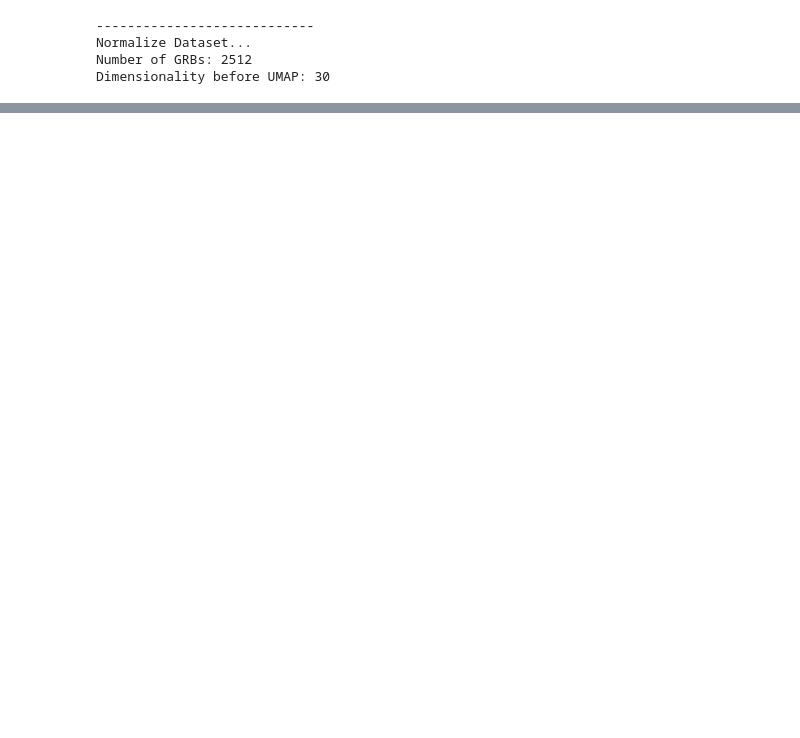
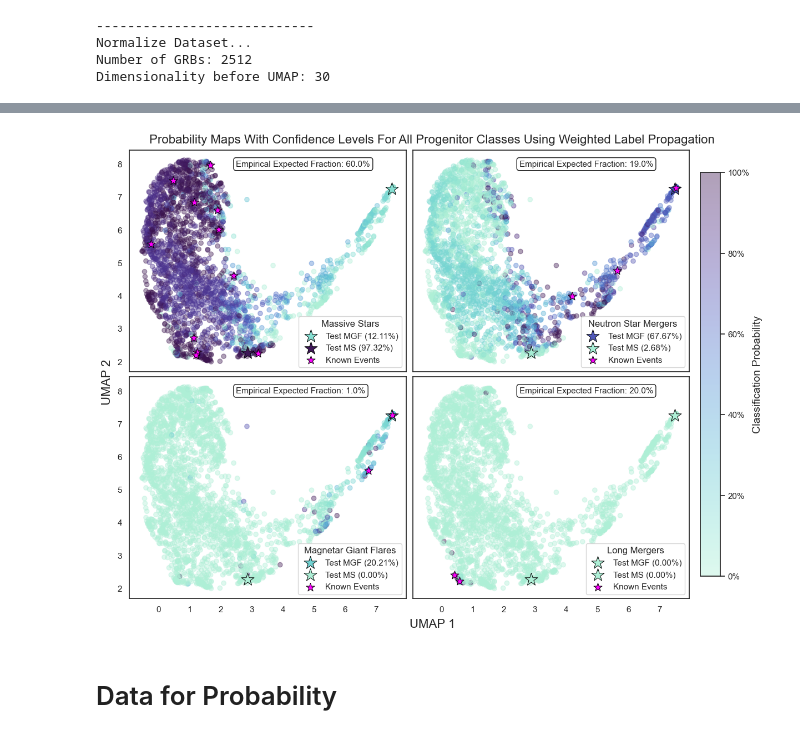
Before and after one commit to Sky3strain/Label-Propagation, a Jupyter notebook: Fermi_GBM_Polished_LabelProp.ipynb, the cells around one changed output, grey strips where cells are left out. Cells and saved outputs as stored; diff of their text form; code cells hidden in the pictures; blank space fills up the shorter version.

```diff
--- a/Fermi_GBM_Polished_LabelProp.ipynb
+++ b/Fermi_GBM_Polished_LabelProp.ipynb
@@ -1217,0 +1234,58 @@ plt.show()
+# %%
+#This is the same plot but with a color map as the legend
+#Four subplots in one big plot
+fig, axes = plt.subplots(2, 2, sharex=True, sharey=True, figsize=(12,9),constrained_layout=True)
+fig.subplots_adjust(
+    wspace=0.0,
+    hspace=0.0
+)
+
+#MS
+sc = axes[0,0].scatter(grb_umap2d[0],  grb_umap2d[1], c=MS_proba, cmap=cmap_2, vmin=0, vmax=1, alpha=0.4)
+axes[0,0].scatter(grb_umap2d[0][grb_df['name'].isin(GRB_MGF_TEST)], grb_umap2d[1][grb_df['name'].isin(GRB_MGF_TEST)],c=MS_proba[grb_df['name'].isin(GRB_MGF_TEST)], cmap=cmap_2, vmin=0, vmax=1, alpha=1.0,edgecolor='black', linewidth=0.7, marker = '*', s=300, label = f"Test MGF ({MS_proba[grb_df['name'].isin(GRB_MGF_TEST)].mean()*100:.2f}%)")
+axes[0,0].scatter(grb_umap2d[0][grb_df['name'].isin(GRB_MS_TEST)], grb_umap2d[1][grb_df['name'].isin(GRB_MS_TEST)],c=MS_proba[grb_df['name'].isin(GRB_MS_TEST)], cmap=cmap_2, vmin=0, vmax=1, alpha=1.0,edgecolor='black', linewidth=0.7, marker = '*', s=300, label = f"Test MS ({MS_proba[grb_df['name'].isin(GRB_MS_TEST)].mean()*100:.2f}%)")
+axes[0,0].scatter(grb_df[grb_df['name'].isin(GRB_MS)]['2dumap1'], grb_df[grb_df['name'].isin(GRB_MS)]['2dumap2'], c='magenta', marker = '*', s=130,edgecolor='black', linewidth=0.7, label="Known Events")
+axes[0,0].legend(title="Massive Stars", loc='lower right')
+axes[0,0].annotate(f'Empirical Expected Fraction: {k_MS*100}%',xy=(2.5, 8),xycoords='data',fontsize=11, ha='left',
+    va='center',bbox=dict( boxstyle="round,pad=0.3",fc="white",ec="black",alpha=0.9))
+# axes[0,0].set_facecolor('dimgray')
+#NSM
+sc = axes[0,1].scatter(grb_umap2d[0],  grb_umap2d[1], c=NSM_proba, cmap=cmap_2, vmin=0, vmax=1, alpha=0.4)
+axes[0,1].scatter(grb_umap2d[0][grb_df['name'].isin(GRB_MGF_TEST)], grb_umap2d[1][grb_df['name'].isin(GRB_MGF_TEST)],c=NSM_proba[grb_df['name'].isin(GRB_MGF_TEST)], cmap=cmap_2, vmin=0, vmax=1, alpha=1.0,edgecolor='black', linewidth=0.7, marker = '*', s=300, label = f"Test MGF ({NSM_proba[grb_df['name'].isin(GRB_MGF_TEST)].mean()*100:.2f}%)")
+axes[0,1].scatter(grb_umap2d[0][grb_df['name'].isin(GRB_MS_TEST)], grb_umap2d[1][grb_df['name'].isin(GRB_MS_TEST)],c=NSM_proba[grb_df['name'].isin(GRB_MS_TEST)], cmap=cmap_2, vmin=0, vmax=1, alpha=1.0,edgecolor='black', linewidth=0.7, marker = '*', s=300, label = f"Test MS ({NSM_proba[grb_df['name'].isin(GRB_MS_TEST)].mean()*100:.2f}%)")
+axes[0,1].scatter(grb_df[grb_df['name'].isin(GRB_NSM)]['2dumap1'], grb_df[grb_df['name'].isin(GRB_NSM)]['2dumap2'], c='magenta', marker = '*',edgecolor='black', linewidth=0.7,  s=130, label="Known Events")
+axes[0,1].legend(title="Neutron Star Mergers", loc='lower right')
+axes[0,1].annotate(f'Empirical Expected Fraction: {k_NSM*100}%',xy=(2.5, 8),xycoords='data',fontsize=11, ha='left',
+    va='center',bbox=dict( boxstyle="round,pad=0.3",fc="white",ec="black",alpha=0.9))
+# axes[0,1].set_facecolor('silver')
+#MGF
+sc = axes[1,0].scatter(grb_umap2d[0],  grb_umap2d[1], c=MGF_proba, cmap=cmap_2, vmin=0, vmax=1, alpha=0.4)
+axes[1,0].scatter(grb_umap2d[0][grb_df['name'].isin(GRB_MGF_TEST)], grb_umap2d[1][grb_df['name'].isin(GRB_MGF_TEST)],c=MGF_proba[grb_df['name'].isin(GRB_MGF_TEST)], cmap=cmap_2, vmin=0, vmax=1, alpha=1.0,edgecolor='black', linewidth=0.7, marker = '*', s=300, label = f"Test MGF ({MGF_proba[grb_df['name'].isin(GRB_MGF_TEST)].mean()*100:.2f}%)")
+axes[1,0].scatter(grb_umap2d[0][grb_df['name'].isin(GRB_MS_TEST)], grb_umap2d[1][grb_df['name'].isin(GRB_MS_TEST)],c=MGF_proba[grb_df['name'].isin(GRB_MS_TEST)], cmap=cmap_2, vmin=0, vmax=1, alpha=1.0,edgecolor='black', linewidth=0.7, marker = '*', s=300, label = f"Test MS ({MGF_proba[grb_df['name'].isin(GRB_MS_TEST)].mean()*100:.2f}%)")
+axes[1,0].scatter(grb_df[grb_df['name'].isin(GRB_MGF)]['2dumap1'], grb_df[grb_df['name'].isin(GRB_MGF)]['2dumap2'], c='magenta', marker = '*', s=130,edgecolor='black', linewidth=0.7, label="Known Events")
+axes[1,0].legend(title="Magnetar Giant Flares", loc='lower right')
+axes[1,0].annotate(f'Empirical Expected Fraction: {k_MGF*100}%',xy=(2.5, 8),xycoords='data',fontsize=11, ha='left',
+    va='center',bbox=dict( boxstyle="round,pad=0.3",fc="white",ec="black",alpha=0.9))
+# axes[1,0].set_facecolor('lavender')
+#LM
+sc = axes[1,1].scatter(grb_umap2d[0],  grb_umap2d[1], c=LM_proba, cmap=cmap_2, vmin=0, vmax=1, alpha=0.4)
+axes[1,1].scatter(grb_umap2d[0][grb_df['name'].isin(GRB_MGF_TEST)], grb_umap2d[1][grb_df['name'].isin(GRB_MGF_TEST)],c=LM_proba[grb_df['name'].isin(GRB_MGF_TEST)], cmap=cmap_2, vmin=0, vmax=1, alpha=1.0,edgecolor='black', linewidth=0.7, marker = '*', s=300, label = f"Test MGF ({LM_proba[grb_df['name'].isin(GRB_MGF_TEST)].mean()*100:.2f}%)")
+axes[1,1].scatter(grb_umap2d[0][grb_df['name'].isin(GRB_MS_TEST)], grb_umap2d[1][grb_df['name'].isin(GRB_MS_TEST)],c=LM_proba[grb_df['name'].isin(GRB_MS_TEST)], cmap=cmap_2, vmin=0, vmax=1, alpha=1.0,edgecolor='black', linewidth=0.7, marker = '*', s=300, label = f"Test MS ({LM_proba[grb_df['name'].isin(GRB_MS_TEST)].mean()*100:.2f}%)")
+axes[1,1].scatter(grb_df[grb_df['name'].isin(GRB_LM)]['2dumap1'], grb_df[grb_df['name'].isin(GRB_LM)]['2dumap2'], c='magenta', marker = '*', s=130,edgecolor='black', linewidth=0.7, label="Known Events")
+axes[1,1].legend(title="Long Mergers", loc='lower right')
+axes[1,1].annotate(f'Empirical Expected Fraction: {k_LM*100}%',xy=(2.5, 8),xycoords='data',fontsize=11, ha='left',
+    va='center',bbox=dict( boxstyle="round,pad=0.3",fc="white",ec="black",alpha=0.9))
+# axes[1,1].set_facecolor('white')
+
+cbar = fig.colorbar(sc, ax=axes.ravel().tolist(), location='right', shrink=0.9, pad=0.02)
+cbar.ax.yaxis.set_major_formatter(mticker.PercentFormatter(xmax=1))
+cbar.set_label("Classification Probability", fontsize=14)
+fig.supxlabel("UMAP 1", fontsize=16)
+fig.supylabel("UMAP 2", fontsize=16)
+fig.suptitle("Probability Maps With Confidence Levels For All Progenitor Classes Using Weighted Label Propagation", fontsize=16)
+plt.savefig(os.path.join('Paper_2-10-2025_new','Confidence_Level_Map_allGRB'),dpi = 200)
+plt.show()
+# %% [output]
+[figure, added]
+# %% [markdown]
+# Data for Probability
```
Also changed, not shown: parts of 34 cells of this notebook.
